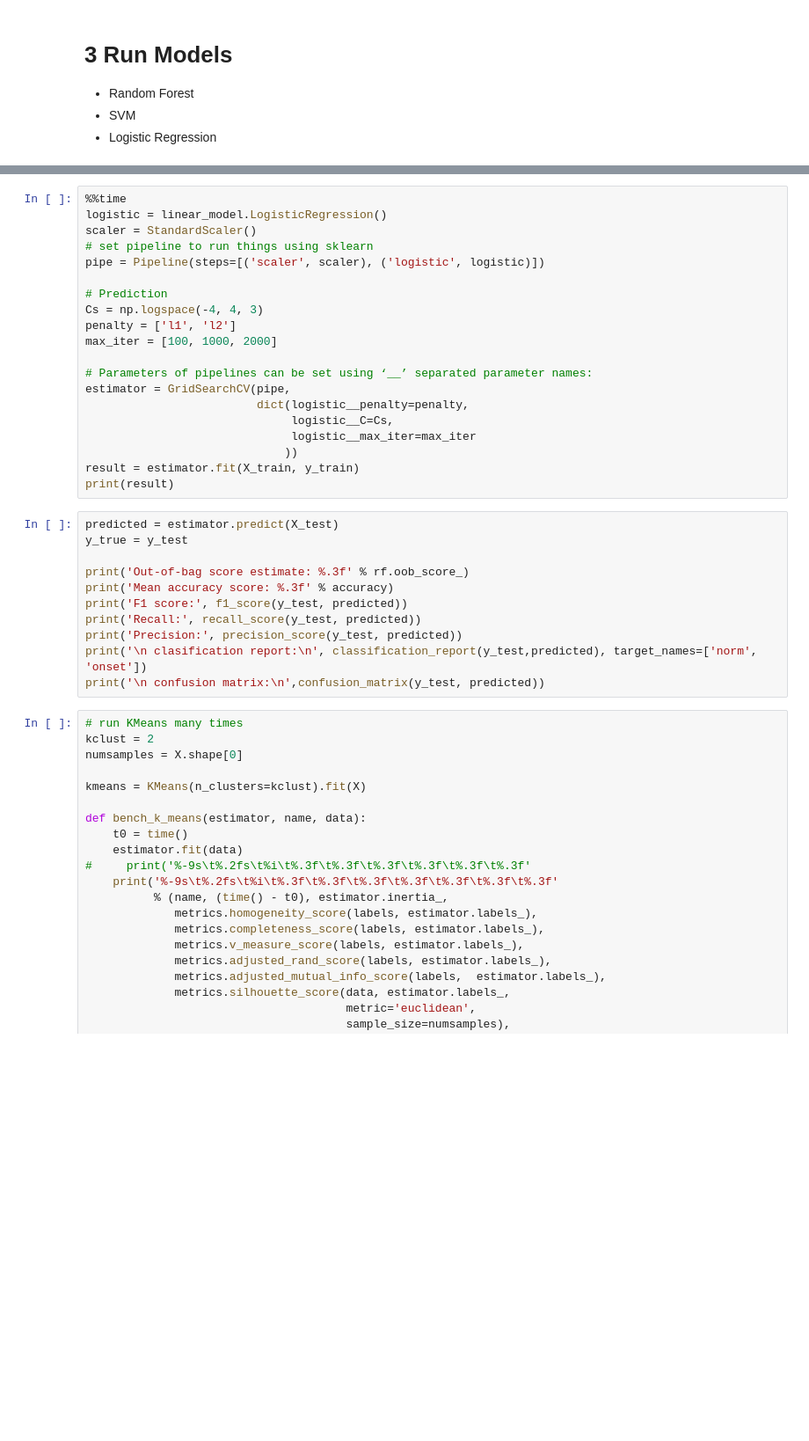
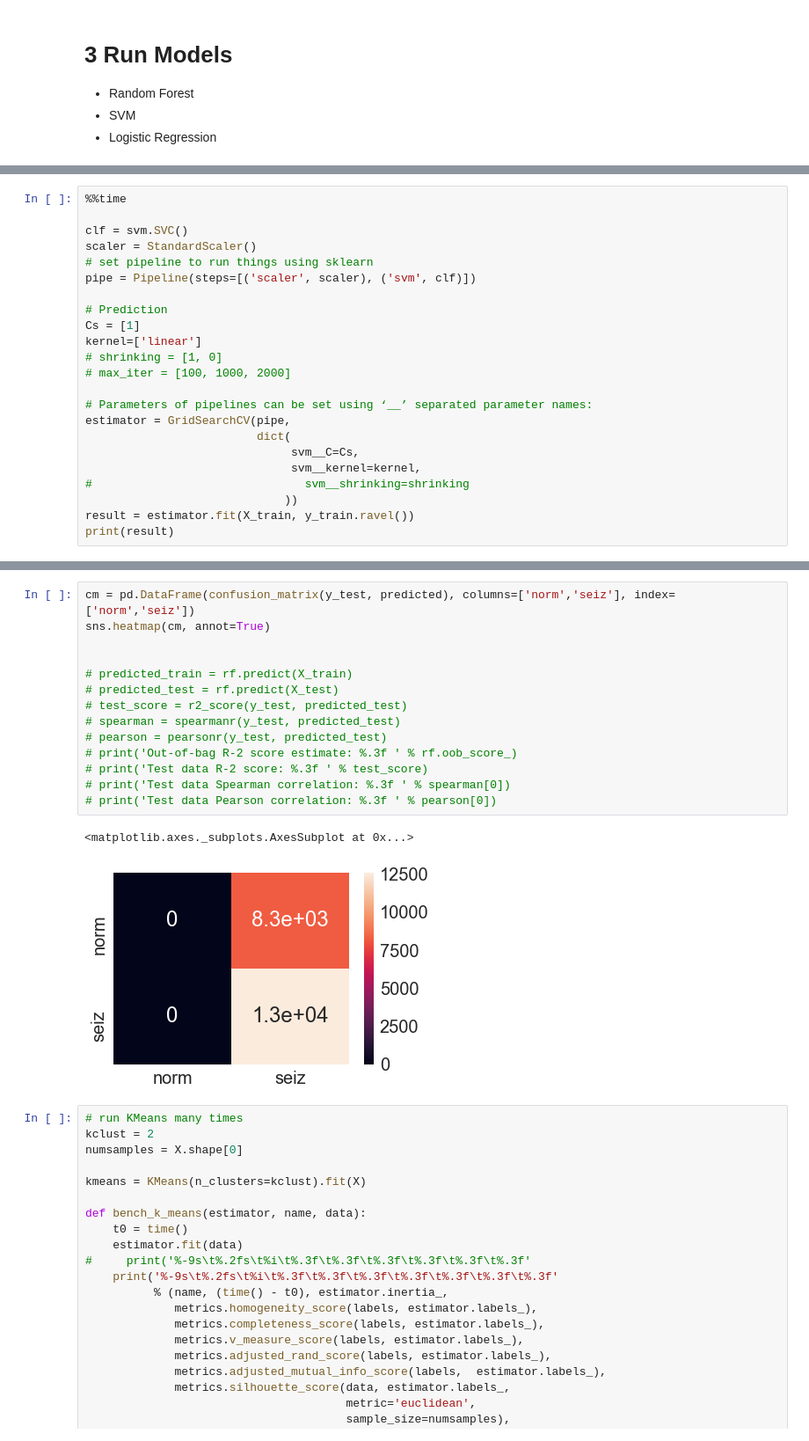
Before and after one commit to adam2392/dnn-unsupervised, a Jupyter notebook: dnn/baseline analysis/Baseline RF SVM LR Analysis .ipynb, the cells around one changed output, grey strips where cells are left out. Shown at 88% size. Cells and saved outputs as stored; diff of their text form; blank space fills up the shorter version.

```diff
--- a/dnn/baseline analysis/Baseline RF SVM LR Analysis .ipynb
+++ b/dnn/baseline analysis/Baseline RF SVM LR Analysis .ipynb
@@ -174,0 +298,23 @@ Wall time: 18.1 s
+# %%
+%%time
+
+clf = svm.SVC()
+scaler = StandardScaler()
+# set pipeline to run things using sklearn
+pipe = Pipeline(steps=[('scaler', scaler), ('svm', clf)])
+
+# Prediction
+Cs = [1]
+kernel=['linear']
+# shrinking = [1, 0]
+# max_iter = [100, 1000, 2000]
+
+# Parameters of pipelines can be set using ‘__’ separated parameter names:
+estimator = GridSearchCV(pipe,
+                         dict(
+                              svm__C=Cs,
+                              svm__kernel=kernel,
+#                               svm__shrinking=shrinking
+                             ))
+result = estimator.fit(X_train, y_train.ravel())
+print(result)
@@ -239,34 +363,20 @@ print('\n confusion matrix:\n',confusion_matrix(y_test, predicted))
-# %%
-%%time
-logistic = linear_model.LogisticRegression()
-scaler = StandardScaler()
-# set pipeline to run things using sklearn
-pipe = Pipeline(steps=[('scaler', scaler), ('logistic', logistic)])
-
-# Prediction
-Cs = np.logspace(-4, 4, 3)
-penalty = ['l1', 'l2']
-max_iter = [100, 1000, 2000]
-
-# Parameters of pipelines can be set using ‘__’ separated parameter names:
-estimator = GridSearchCV(pipe,
-                         dict(logistic__penalty=penalty,
-                              logistic__C=Cs,
-                              logistic__max_iter=max_iter
-                             ))
-result = estimator.fit(X_train, y_train)
-print(result)
-# %%
-predicted = estimator.predict(X_test)
-y_true = y_test
-
-print('Out-of-bag score estimate: %.3f' % rf.oob_score_)
-print('Mean accuracy score: %.3f' % accuracy)
-print('F1 score:', f1_score(y_test, predicted))
-print('Recall:', recall_score(y_test, predicted))
-print('Precision:', precision_score(y_test, predicted))
-print('\n clasification report:\n', classification_report(y_test,predicted), target_names=['norm', 'onset'])
-print('\n confusion matrix:\n',confusion_matrix(y_test, predicted))
+# %%
+cm = pd.DataFrame(confusion_matrix(y_test, predicted), columns=['norm','seiz'], index=['norm','seiz'])
+sns.heatmap(cm, annot=True)
+
+
+# predicted_train = rf.predict(X_train)
+# predicted_test = rf.predict(X_test)
+# test_score = r2_score(y_test, predicted_test)
+# spearman = spearmanr(y_test, predicted_test)
+# pearson = pearsonr(y_test, predicted_test)
+# print('Out-of-bag R-2 score estimate: %.3f ' % rf.oob_score_)
+# print('Test data R-2 score: %.3f ' % test_score)
+# print('Test data Spearman correlation: %.3f ' % spearman[0])
+# print('Test data Pearson correlation: %.3f ' % pearson[0])
+# %% [output]
+<matplotlib.axes._subplots.AxesSubplot at 0x...>
+[figure, added]
 # %%
 # run KMeans many times
 kclust = 2
```
Also changed, not shown: parts of 14 cells of this notebook, 2 other files.
